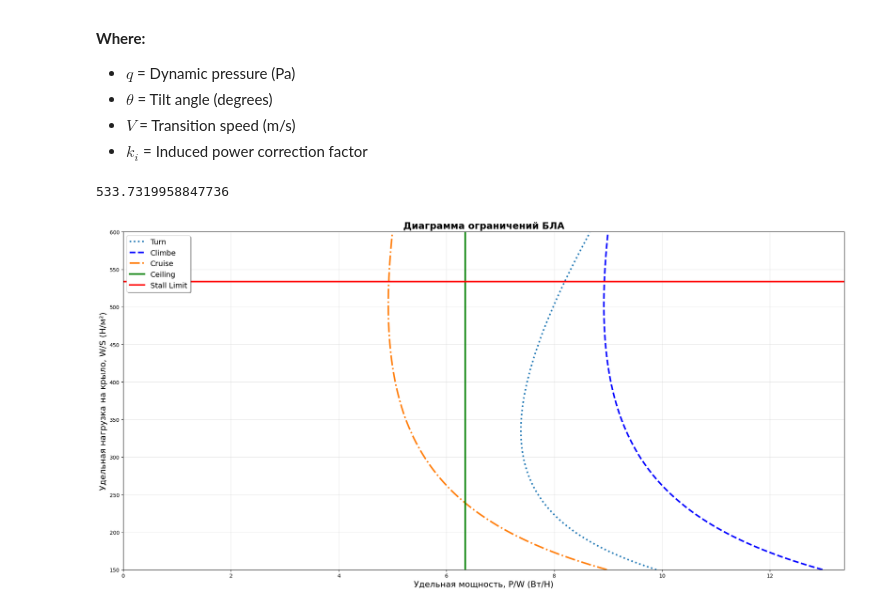
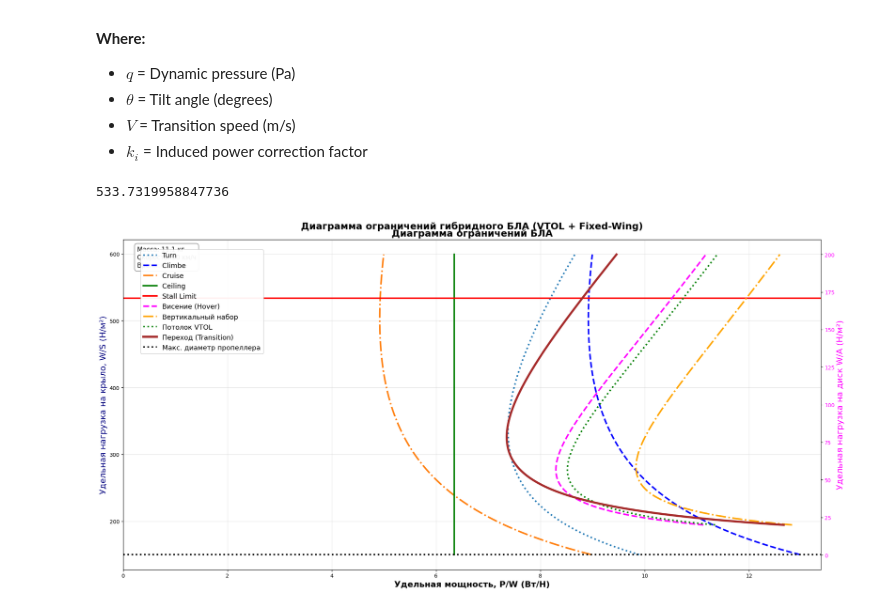
Before and after one commit to grigobor/UAV-math-calculation, a Jupyter notebook: Math UAV.ipynb, the cells around one changed output. Cells and saved outputs as stored; diff of their text form; code cells hidden in the pictures.

```diff
--- a/Math UAV.ipynb
+++ b/Math UAV.ipynb
@@ -345,6 +345,7 @@ solidity = 0.1
 Cd_blade = 0.02
 induced_power_factor_hover = 1.15
 induced_power_factor_climb = 1.15
+disc_loading_max_diameter = 0.246
 
 # Angels
 teta_tilt_90 = np.pi / 2
@@ -455,31 +456,31 @@ ax1.set_xlim(left=0)  # Убираем отрицательные значени
 ax2 = ax1.twinx()
 
 ax2.plot(pw_hover_arr, disc_loading_range, '--', color='magenta', lw=3, label='Висение (Hover)')
 ax2.plot(pw_vclimb_arr, disc_loading_range, '-.', color='orange', lw=3, label='Вертикальный набор')
 ax2.plot(pw_vceiling_arr, disc_loading_range, ':', color='green', lw=3, label='Потолок VTOL')
 ax2.plot(pw_trans_arr, disc_loading_range, '-', color='brown', lw=4, label='Переход (Transition)')
 
 # Геометрическое ограничение
 ax2.axhline(y=disc_loading_max_diameter, color='black', linestyle=':', lw=3, label='Макс. диаметр пропеллера')
 
 ax2.set_ylabel('Удельная нагрузка на диск W/A (Н/м²)', fontsize=16, color='magenta')
 ax2.tick_params(axis='y', labelcolor='magenta')
 
 # === ЛЕГЕНДА ===
 lines1, labels1 = ax1.get_legend_handles_labels()
 lines2, labels2 = ax2.get_legend_handles_labels()
 ax1.legend(lines1 + lines2, labels1 + labels2,
            loc='upper left', bbox_to_anchor=(0.02, 0.98), fontsize=13, framealpha=0.95)
 
 # === АННОТАЦИИ ===
 ax1.text(0.02, 0.98, f"Масса: {m0_new2:.1f} кг\nСкорость: {cruise_speed} км/ч\nВремя: {flight_time} мин",
          transform=ax1.transAxes, fontsize=12, verticalalignment='top',
          bbox=dict(boxstyle="round,pad=0.4", facecolor="white", edgecolor="gray"))
 
 plt.title('Диаграмма ограничений гибридного БЛА (VTOL + Fixed-Wing)',
           fontsize=18, fontweight='bold', pad=20)
 plt.tight_layout()
 plt.show()
 # %% [output]
 533.7319958847736
-[figure, old version]
+[figure, new version]
```
